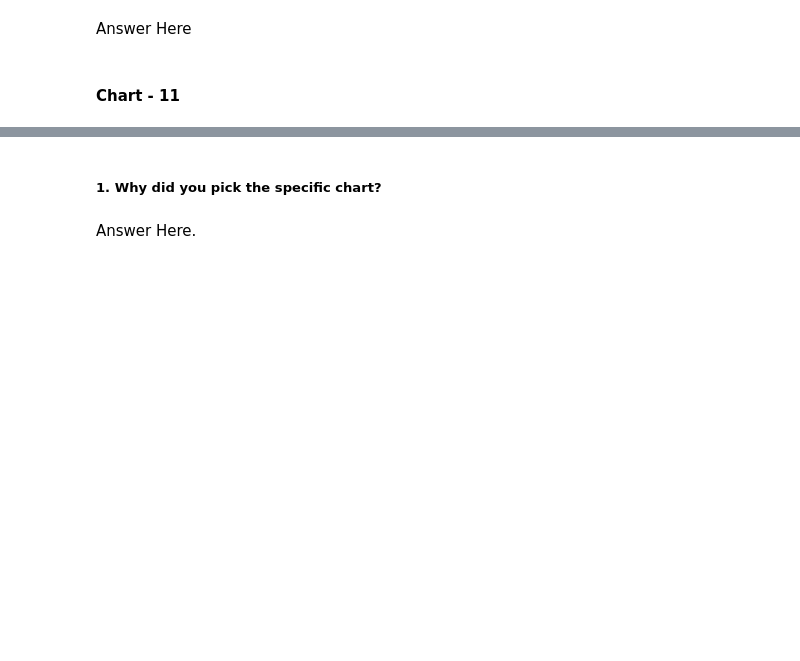
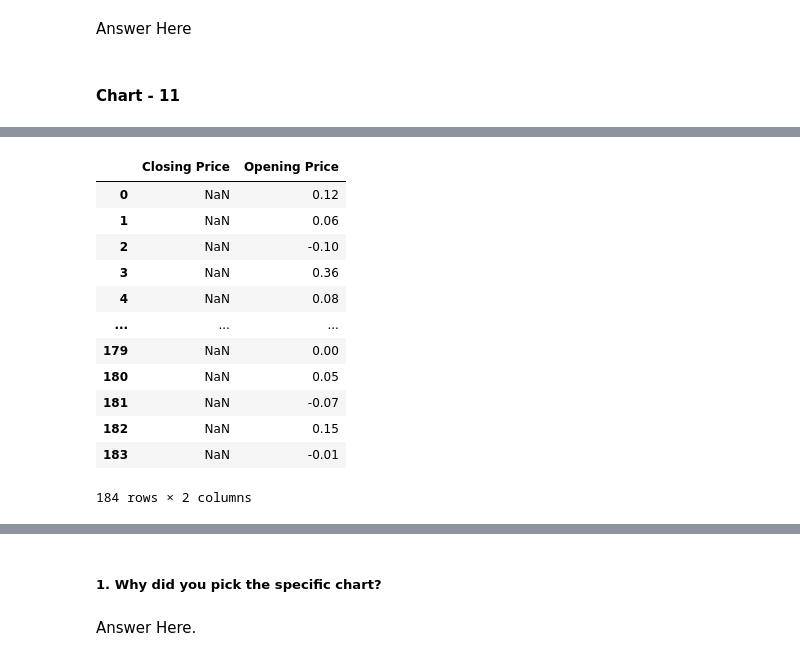
Before and after one commit to LuvMutreja/Yes-Bank-Closing-Stock-Price-Prediction, a Jupyter notebook: Regression_Project_Yes_Bank_Stock_Closing_Price_Prediction_.ipynb, the cells around one changed output, grey strips where cells are left out. Drawn from its saved outputs; the diff is of its cells as text; code cells hidden in the pictures; blank space fills up the shorter version.

```diff
--- a/Regression_Project_Yes_Bank_Stock_Closing_Price_Prediction_.ipynb
+++ b/Regression_Project_Yes_Bank_Stock_Closing_Price_Prediction_.ipynb
@@ -678,0 +687,16 @@ px.bar(comparing_nthcp_with_n_minus_1thop,barmode='group',width=6000, height=500
+# %%
+comparing_nthcp_with_n_minus_1thop.diff(1,axis=1)
+# %% [output]
+|  | Closing Price | Opening Price |
+| 0 | NaN | 0.12 |
+| 1 | NaN | 0.06 |
+| 2 | NaN | -0.10 |
+| 3 | NaN | 0.36 |
+| 4 | NaN | 0.08 |
+| ... | ... | ... |
+| 179 | NaN | 0.00 |
+| 180 | NaN | 0.05 |
+| 181 | NaN | -0.07 |
+| 182 | NaN | 0.15 |
+| 183 | NaN | -0.01 |
+184 rows × 2 columns
```
Also changed, not shown: parts of 17 cells of this notebook.
